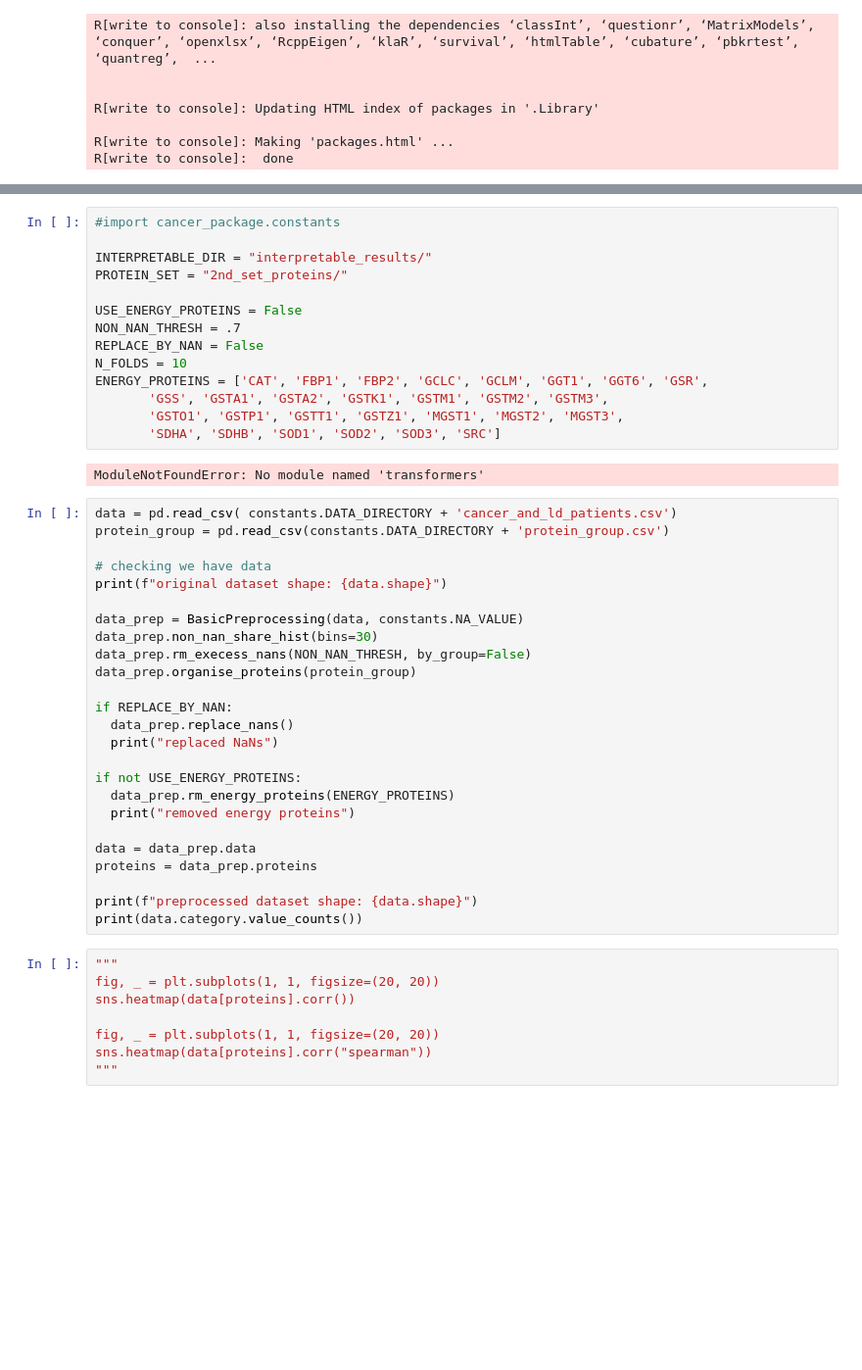
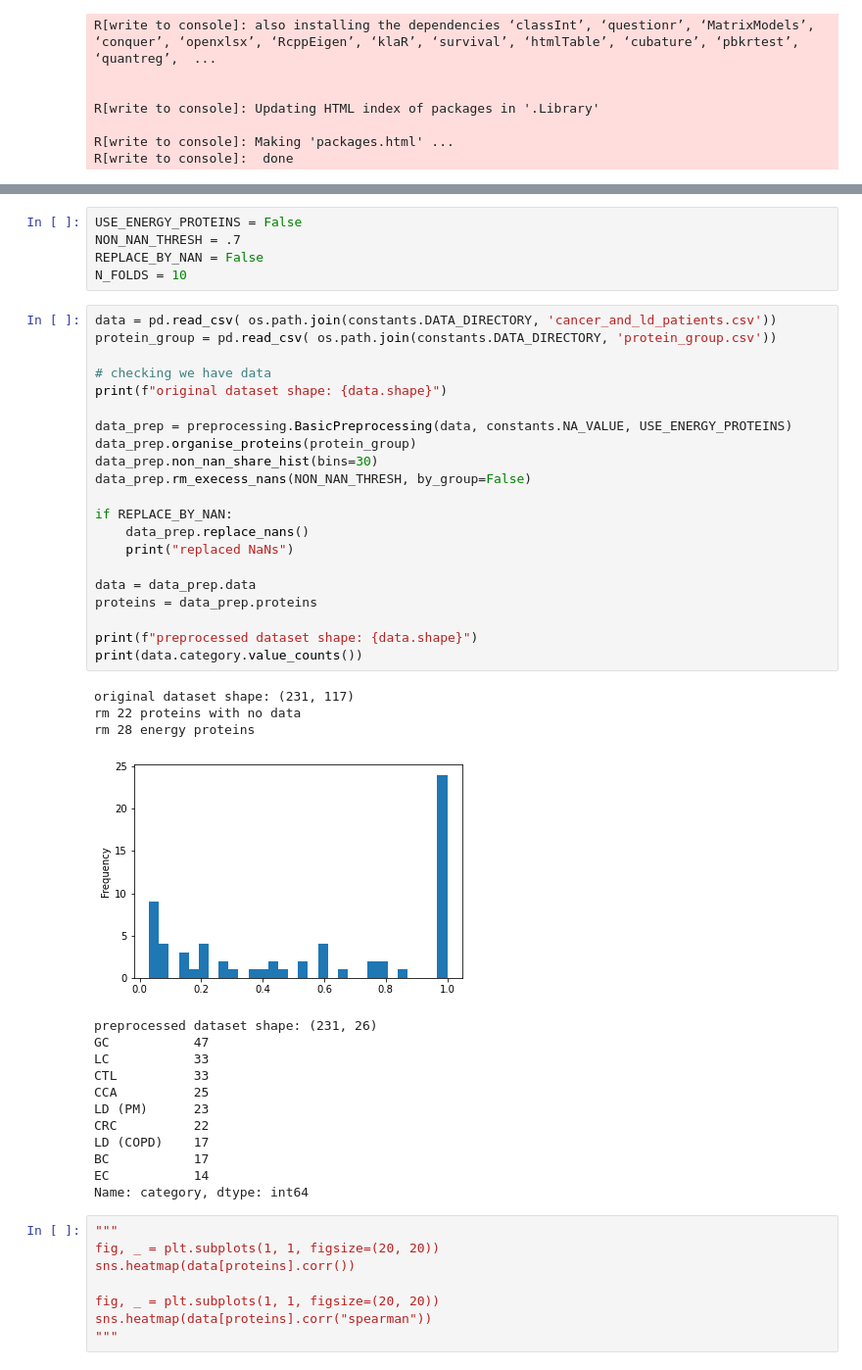
Before and after one commit to 3lueLightning/cancer_research, a Jupyter notebook: statistical_analysis.ipynb, the cells around one changed output, grey strips where cells are left out. Shown at 98% size. Saved outputs shown, nothing was run; the diff lists cells and outputs as text; blank space fills up the shorter version.

```diff
--- a/statistical_analysis.ipynb
+++ b/statistical_analysis.ipynb
@@ -32,44 +31,45 @@ ModuleNotFoundError: No module named 'transformers'
-# %%
-#import cancer_package.constants
-
-INTERPRETABLE_DIR = "interpretable_results/"
-PROTEIN_SET = "2nd_set_proteins/"
-
-USE_ENERGY_PROTEINS = False
-NON_NAN_THRESH = .7
-REPLACE_BY_NAN = False
-N_FOLDS = 10
-ENERGY_PROTEINS = ['CAT', 'FBP1', 'FBP2', 'GCLC', 'GCLM', 'GGT1', 'GGT6', 'GSR',
-       'GSS', 'GSTA1', 'GSTA2', 'GSTK1', 'GSTM1', 'GSTM2', 'GSTM3',
-       'GSTO1', 'GSTP1', 'GSTT1', 'GSTZ1', 'MGST1', 'MGST2', 'MGST3',
-       'SDHA', 'SDHB', 'SOD1', 'SOD2', 'SOD3', 'SRC']
-# %% [output]
-ModuleNotFoundError: No module named 'transformers'
+# %%
+USE_ENERGY_PROTEINS = False
+NON_NAN_THRESH = .7
+REPLACE_BY_NAN = False
+N_FOLDS = 10
 # %%
-data = pd.read_csv( constants.DATA_DIRECTORY + 'cancer_and_ld_patients.csv')
-protein_group = pd.read_csv(constants.DATA_DIRECTORY + 'protein_group.csv')
+data = pd.read_csv( os.path.join(constants.DATA_DIRECTORY, 'cancer_and_ld_patients.csv'))
+protein_group = pd.read_csv( os.path.join(constants.DATA_DIRECTORY, 'protein_group.csv'))
 
 # checking we have data
 print(f"original dataset shape: {data.shape}")
 
-data_prep = BasicPreprocessing(data, constants.NA_VALUE)
+data_prep = preprocessing.BasicPreprocessing(data, constants.NA_VALUE, USE_ENERGY_PROTEINS)
+data_prep.organise_proteins(protein_group)
 data_prep.non_nan_share_hist(bins=30)
 data_prep.rm_execess_nans(NON_NAN_THRESH, by_group=False)
-data_prep.organise_proteins(protein_group)
 
 if REPLACE_BY_NAN:
-  data_prep.replace_nans()
-  print("replaced NaNs")
-
-if not USE_ENERGY_PROTEINS:
-  data_prep.rm_energy_proteins(ENERGY_PROTEINS)
-  print("removed energy proteins")
+    data_prep.replace_nans()
+    print("replaced NaNs")
 
 data = data_prep.data
 proteins = data_prep.proteins
 
 print(f"preprocessed dataset shape: {data.shape}")
 print(data.category.value_counts())
+# %% [output]
+original dataset shape: (231, 117)
+rm 22 proteins with no data
+rm 28 energy proteins
+[figure, added]
+preprocessed dataset shape: (231, 26)
+GC           47
+LC           33
+CTL          33
+CCA          25
+LD (PM)      23
+CRC          22
+LD (COPD)    17
+BC           17
+EC           14
+Name: category, dtype: int64
 # %%
 """
 fig, _ = plt.subplots(1, 1, figsize=(20, 20))
```
Also changed, not shown: parts of 7 cells of this notebook, 12 other files.
